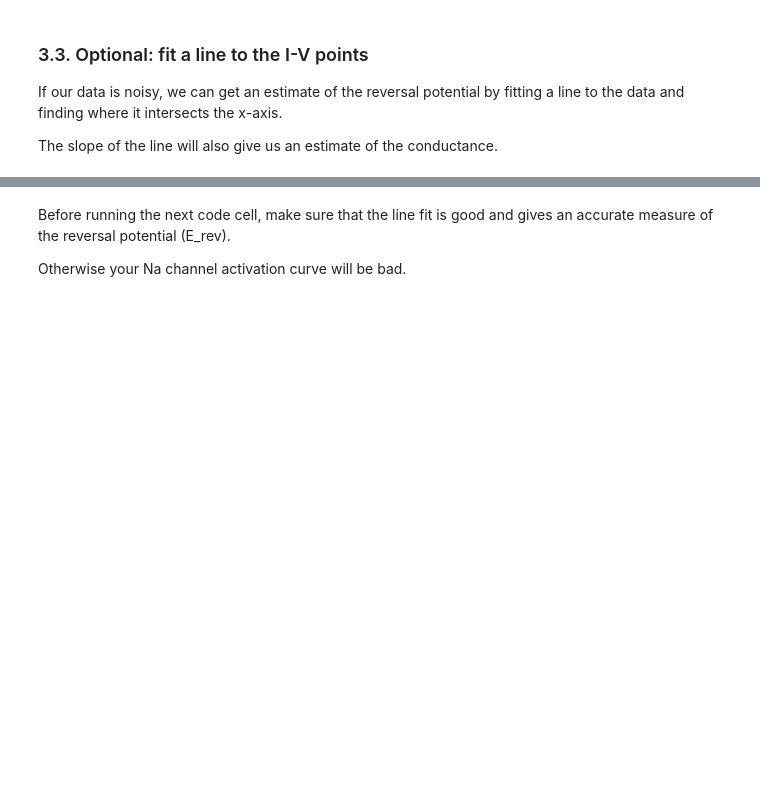
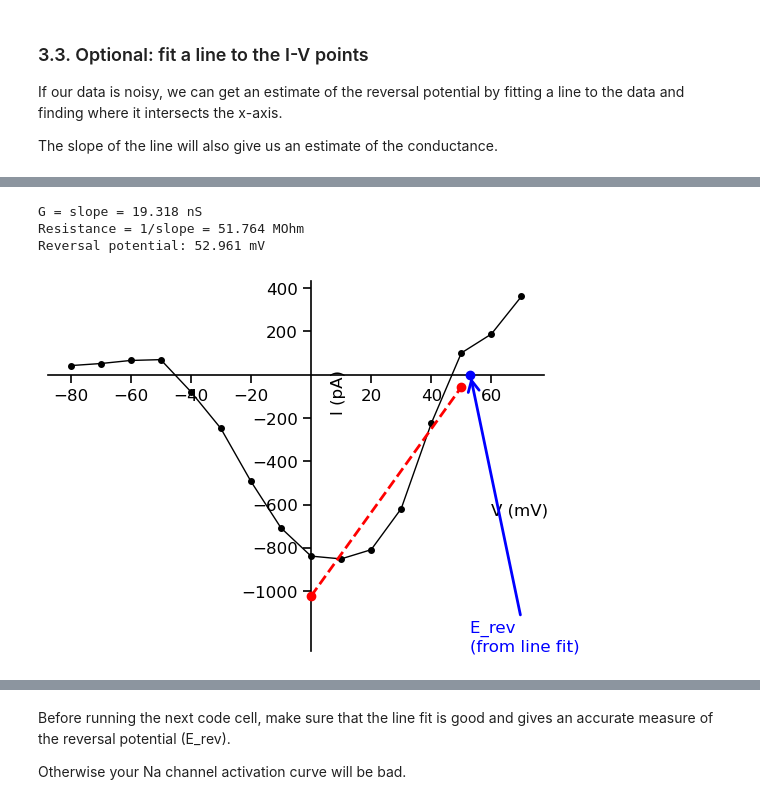
Before and after one commit to argalloni/CSHL_IonChannels2025, a Jupyter notebook: Analysis 6 - Ca activation I-V.ipynb, the cells around one changed output, grey strips where cells are left out. Saved outputs shown, nothing was run; the diff lists cells and outputs as text; code cells hidden in the pictures; blank space fills up the shorter version.

```diff
--- a/Analysis 6 - Ca activation I-V.ipynb
+++ b/Analysis 6 - Ca activation I-V.ipynb
@@ -182,0 +132,54 @@ Reversal potential: 47.430 mV
+# %%
+# Choose which range of point you want to fit a line to
+# Here it is important to select a range of points in the "linear" (right) part of the IV curve, where the Na channels are open.
+# (We will use this line to figure out the reversal potential)
+voltage_start = -0
+voltage_end = +60
+
+
+# -----------------------------------------------------------------------------------------------------------------------
+assert voltage_start < voltage_end, "voltage_start must be less than voltage_end"
+assert voltage_start < np.max(voltage_steps), "voltage_start must be less than the largest voltage step"
+assert voltage_end > np.min(voltage_steps), "voltage_end must be greater than the smallest voltage step"
+assert voltage_end <= np.max(voltage_steps), "voltage_end must be less than the largest voltage step"
+assert voltage_start >= np.min(voltage_steps), "voltage_start must be greater than the smallest voltage step"
+
+# Convert voltage start/end to index
+points_start = np.where(voltage_steps >= voltage_start)[0][0]
+points_end = np.where(voltage_steps <= voltage_end)[0][-1]
+
+# Fit a line to the points
+ax = plot_IV(voltage_steps, current_steps, xlabel_coords=(0.95,0.4), ylabel_coords=(0.6,0.7))
+from scipy.stats import linregress
+if points_end > len(voltage_steps):
+    points_end = len(voltage_steps)
+voltage_steps_to_fit = voltage_steps[points_start:points_end]
+current_steps_to_fit = current_steps[points_start:points_end]
+slope, intercept, r_value, p_value, std_err = linregress(voltage_steps_to_fit, current_steps_to_fit)
+fit_line = slope * voltage_steps + intercept
+ax.plot(voltage_steps_to_fit, fit_line[points_start:points_end], linestyle='--', color='r', label='Fit', linewidth=2)
+ax.set_ylim(bottom=np.min(current_steps)*1.5)
+
+print(f"G = slope = {slope:.3f} nS")
+print(f"Resistance = 1/slope = {1/slope * 1000:.3f} MOhm")
+
+# Find the intercept on the x-axis (where current is zero) to get E_rev (reversal potential)
+E_rev = -intercept / slope
+ax.scatter(voltage_steps[points_start], fit_line[points_start], color='r', zorder=5)
+ax.scatter(voltage_steps[points_end-1], fit_line[points_end-1], color='r', zorder=5)
+ax.scatter(E_rev, 0, color='b', zorder=5)
+ylim = ax.get_ylim()
+ax.annotate("E_rev \n(from line fit)", xy=(E_rev, 0), xytext=(E_rev, ylim[0]), color='b',
+            arrowprops=dict(arrowstyle="->", mutation_scale=20, linewidth=2, color='blue'))
+
+print(f"Reversal potential: {E_rev:.3f} mV")
+plt.show()
+
+# Check if the line is a good fit
+if r_value**2 < 0.95:
+    print(f"**WARNING: The line is a BAD fit**, r^2 = {r_value**2:.4f}")
+# %% [output]
+G = slope = 19.318 nS
+Resistance = 1/slope = 51.764 MOhm
+Reversal potential: 52.961 mV
+[figure, added]
```
Also changed, not shown: parts of 6 cells of this notebook, 7 other files.
